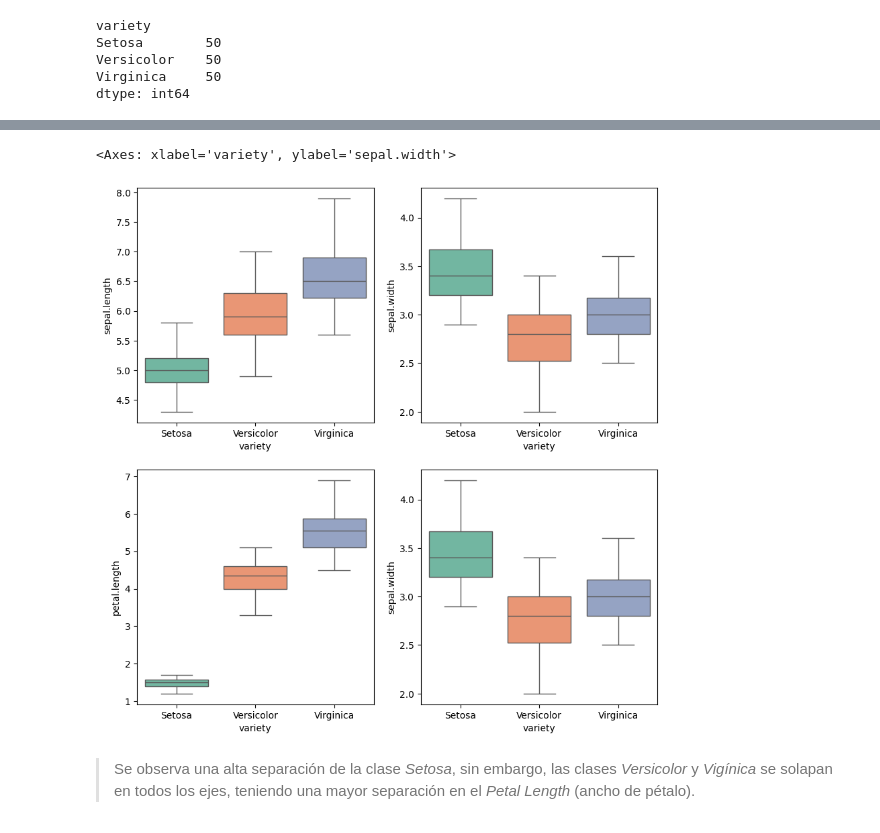
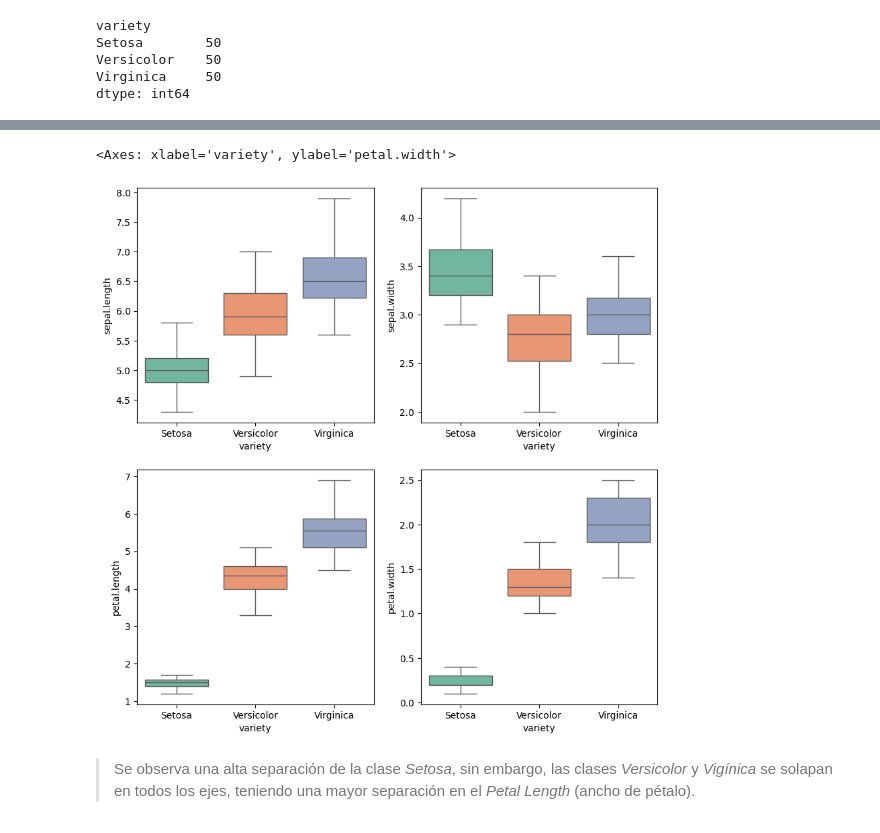
Before and after one commit to dragonnomada/mcmai-tmmii, a Jupyter notebook: Parte II/Exposición 2 - Trabajo Final/Trabajo Final.ipynb, the cells around one changed output, grey strips where cells are left out. Cells and saved outputs as stored; diff of their text form; code cells hidden in the pictures.

```diff
--- a/Parte II/Exposición 2 - Trabajo Final/Trabajo Final.ipynb
+++ b/Parte II/Exposición 2 - Trabajo Final/Trabajo Final.ipynb
@@ -230,13 +230,13 @@ iris.sample(20)
 # %%
 figure, axis = pyplot.subplots(2, 2, figsize=(10, 10))
 
 seaborn.boxplot(iris, x="variety", y="sepal.length", hue="variety", showfliers=False, ax=axis[0, 0], palette="Set2")
 seaborn.boxplot(iris, x="variety", y="sepal.width", hue="variety", showfliers=False, ax=axis[0, 1], palette="Set2")
 seaborn.boxplot(iris, x="variety", y="petal.length", hue="variety", showfliers=False, ax=axis[1, 0], palette="Set2")
-seaborn.boxplot(iris, x="variety", y="sepal.width", hue="variety", showfliers=False, ax=axis[1, 1], palette="Set2")
+seaborn.boxplot(iris, x="variety", y="petal.width", hue="variety", showfliers=False, ax=axis[1, 1], palette="Set2")
 # %% [output]
-<Axes: xlabel='variety', ylabel='sepal.width'>
+<Axes: xlabel='variety', ylabel='petal.width'>
-[figure, old version]
+[figure, new version]
 # %% [markdown]
 > Se observa una alta separación de la clase *Setosa*, sin embargo, las clases *Versicolor* y *Vigínica* se solapan en todos los ejes, teniendo una mayor separación en el *Petal Length* (ancho de pétalo).
 # %% [markdown]
```
Also changed, not shown: parts of 29 cells of this notebook, 2 other files.
